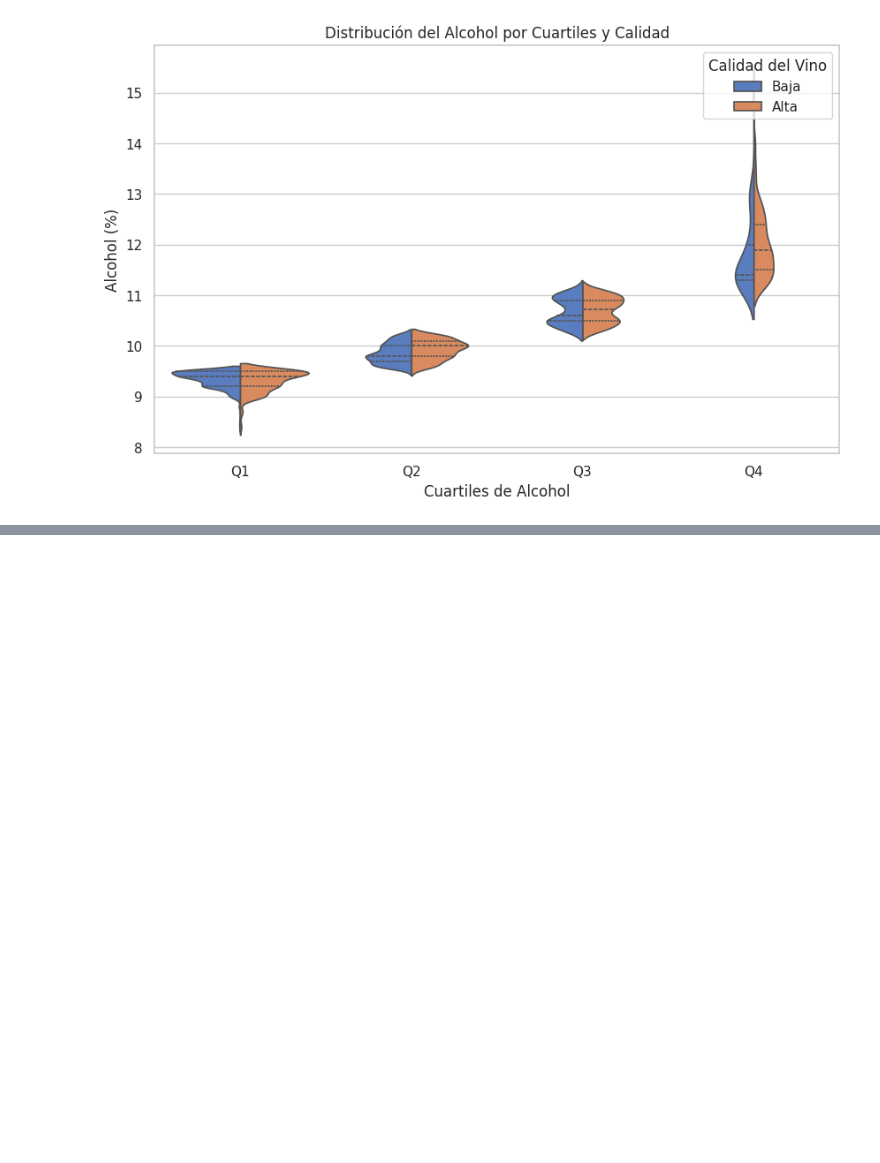
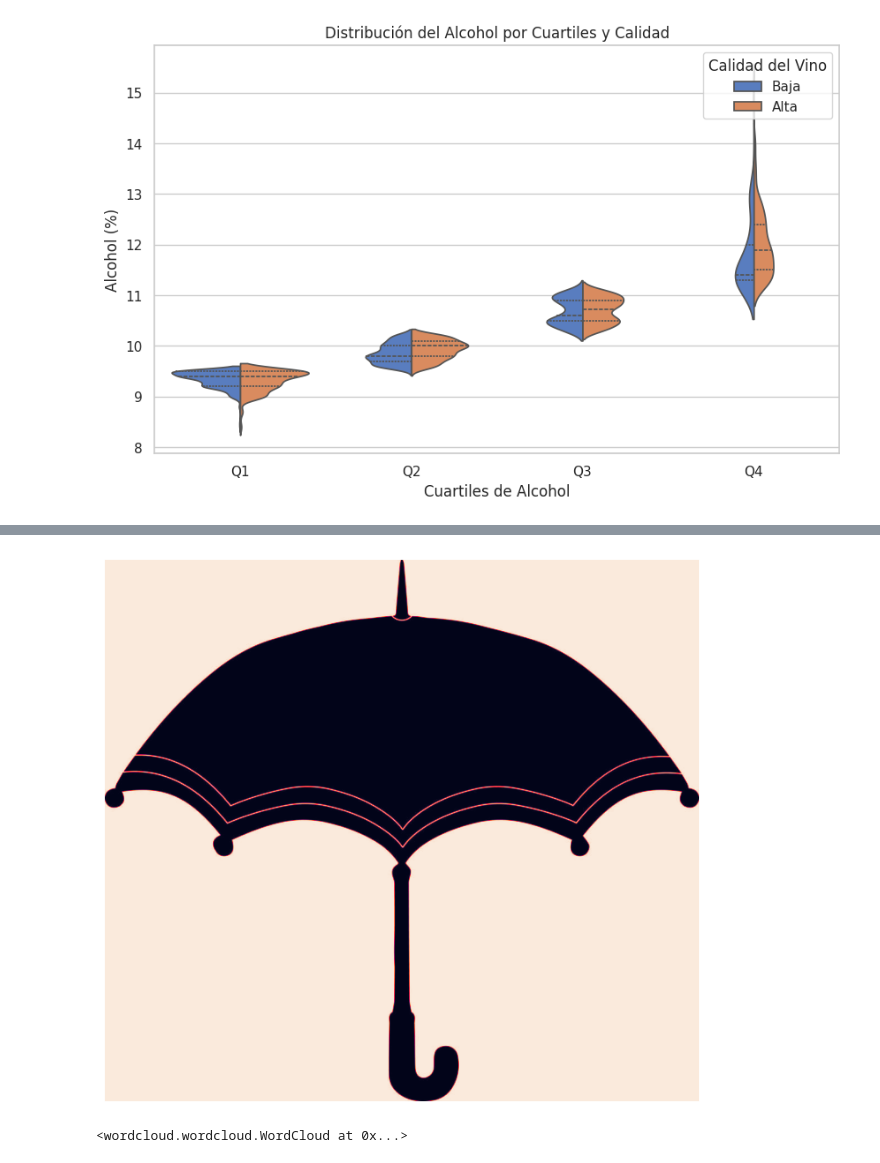
Before and after one commit to Carolinsrainbow/UC_VisualizacionDeDatos, a Jupyter notebook: VDD_|_Trabajo_final_Carolina_Herrera_Azolas.ipynb, the cells around one changed output, grey strips where cells are left out. Drawn from its saved outputs; the diff is of its cells as text; code cells hidden in the pictures; blank space fills up the shorter version.

```diff
--- a/VDD_|_Trabajo_final_Carolina_Herrera_Azolas.ipynb
+++ b/VDD_|_Trabajo_final_Carolina_Herrera_Azolas.ipynb
@@ -210,0 +243,15 @@ plt.show()
+# %%
+mask = np.array(Image.open('umbrella.jpg'))
+plt.rcParams["figure.figsize"] = [12, 8]
+plt.imshow(mask)
+plt.axis('off')
+plt.show()
+# %% [output]
+[figure, added]
+# %%
+stopwords = set(wordcloud.STOPWORDS)
+wc = wordcloud.WordCloud(background_color='white', mask=mask, max_words=200,
+                stopwords= stopwords)
+wc.generate(content)
+# %% [output]
+<wordcloud.wordcloud.WordCloud at 0x...>
```
Also changed, not shown: parts of 6 cells of this notebook.
